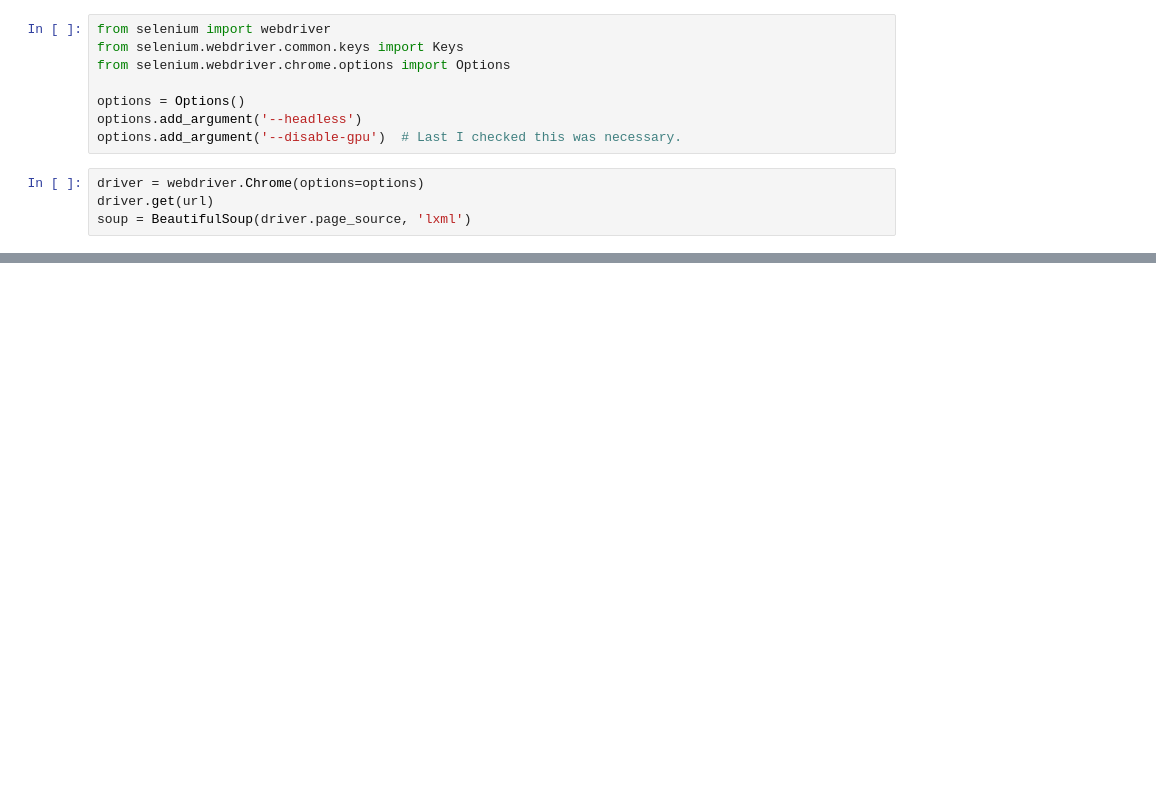
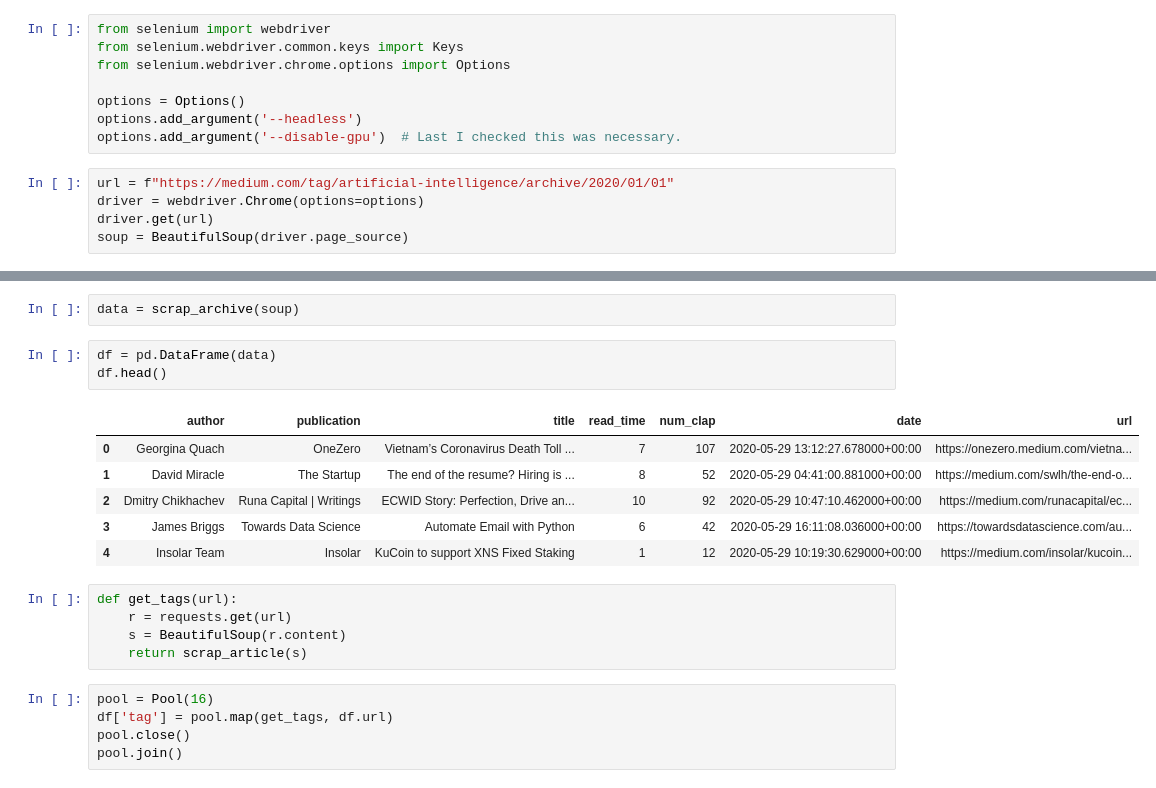
Before and after one commit to gandroz/medium_stats, a Jupyter notebook: scap.ipynb, the cells around one changed output, grey strips where cells are left out. Saved outputs shown, nothing was run; the diff lists cells and outputs as text; blank space fills up the shorter version.

```diff
--- a/scap.ipynb
+++ b/scap.ipynb
@@ -251,6 +249,7 @@ options = Options()
 options.add_argument('--headless')
 options.add_argument('--disable-gpu')  # Last I checked this was necessary.
 # %%
+url = f"https://medium.com/tag/artificial-intelligence/archive/2020/01/01"
 driver = webdriver.Chrome(options=options)
 driver.get(url)
-soup = BeautifulSoup(driver.page_source, 'lxml')
+soup = BeautifulSoup(driver.page_source)
@@ -647,0 +369,22 @@ class ArticleScraper():
+# %%
+data = scrap_archive(soup)
+# %%
+df = pd.DataFrame(data)
+df.head()
+# %% [output]
+|  | author | publication | title | read_time | num_clap | date | url |
+| 0 | Georgina Quach | OneZero | Vietnam’s Coronavirus Death Toll ... | 7 | 107 | 2020-05-29 13:12:27.678000+00:00 | https://onezero.medium.com/vietna... |
+| 1 | David Miracle | The Startup | The end of the resume? Hiring is ... | 8 | 52 | 2020-05-29 04:41:00.881000+00:00 | https://medium.com/swlh/the-end-o... |
+| 2 | Dmitry Chikhachev | Runa Capital | Writings | ECWID Story: Perfection, Drive an... | 10 | 92 | 2020-05-29 10:47:10.462000+00:00 | https://medium.com/runacapital/ec... |
+| 3 | James Briggs | Towards Data Science | Automate Email with Python | 6 | 42 | 2020-05-29 16:11:08.036000+00:00 | https://towardsdatascience.com/au... |
+| 4 | Insolar Team | Insolar | KuCoin to support XNS Fixed Staking | 1 | 12 | 2020-05-29 10:19:30.629000+00:00 | https://medium.com/insolar/kucoin... |
+# %%
+def get_tags(url):
+    r = requests.get(url)
+    s = BeautifulSoup(r.content)
+    return scrap_article(s)
+# %%
+pool = Pool(16)
+df['tag'] = pool.map(get_tags, df.url)
+pool.close()
+pool.join()
```
Also changed, not shown: parts of 20 cells of this notebook, 1 other file.
